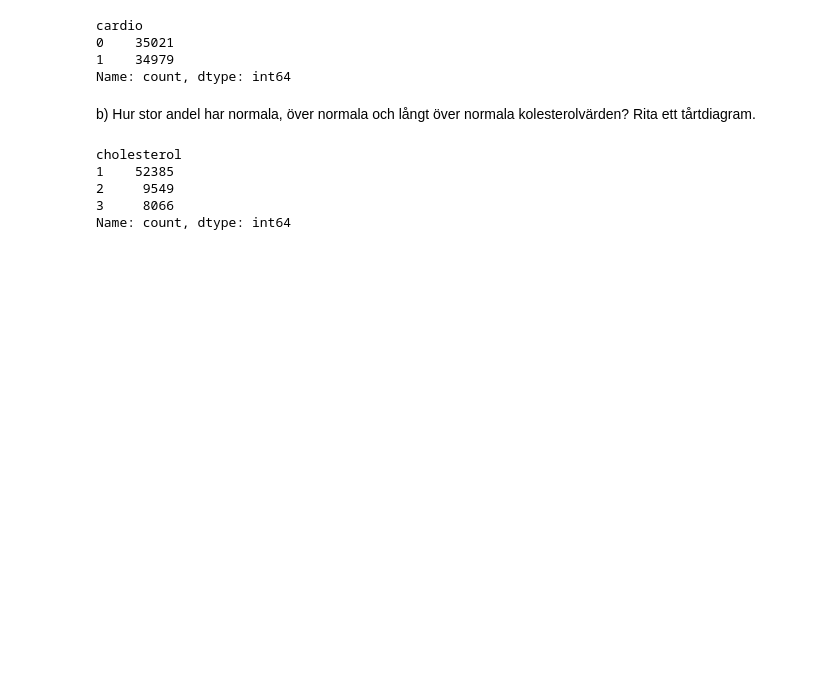
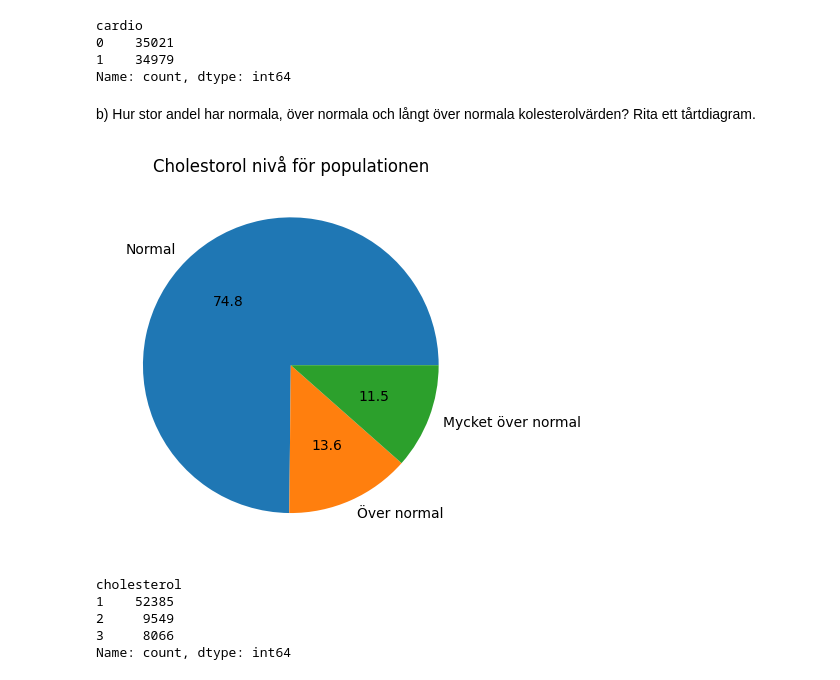
Before and after one commit to danlundh67/AI-recomend_predict, a Jupyter notebook: heart.ipynb, the cells around one changed output. Cells and saved outputs as stored; diff of their text form; code cells hidden in the pictures; blank space fills up the shorter version.

```diff
--- a/heart.ipynb
+++ b/heart.ipynb
@@ -79,6 +79,25 @@ cardio
 Name: count, dtype: int64
 # %% [markdown]
 b) Hur stor andel har normala, över normala och långt över normala kolesterolvärden? Rita ett tårtdiagram.
+# %%
+df_heart['Chol']=df_heart['cholesterol'].replace({1:'Normal', 2:'Över normal', 3:'Mycket över normal'})
+
+# fixa tårt diagram
+
+#sns.countplot(x='Chol', data=df_heart)
+
+pal_col= sns.color_palette('dark')
+
+df_heart['Chol'].value_counts().plot(kind='pie',autopct='%.1f')
+
+
+plt.title('Cholestorol nivå för populationen')
+plt.xlabel('')
+plt.ylabel('')
+
+plt.show()
+# %% [output]
+[figure, added]
 # %%
 # under 2 är normalt  (200 mg/dL)
 # mellan 2 och 2.4 är högt
```
Also changed, not shown: parts of 10 cells of this notebook.
